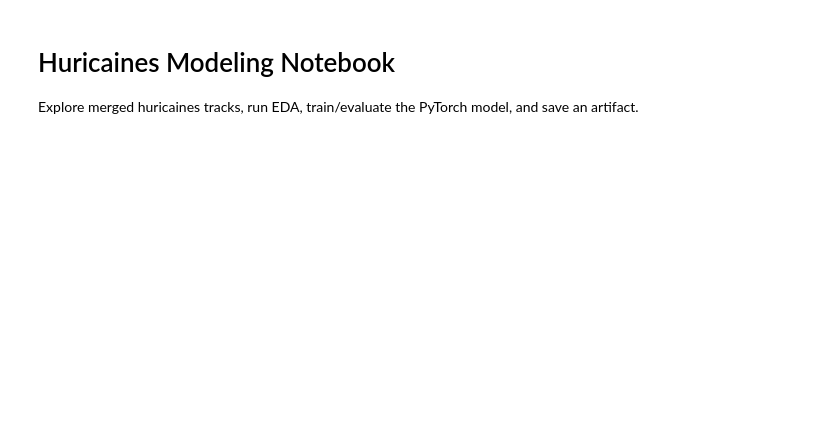
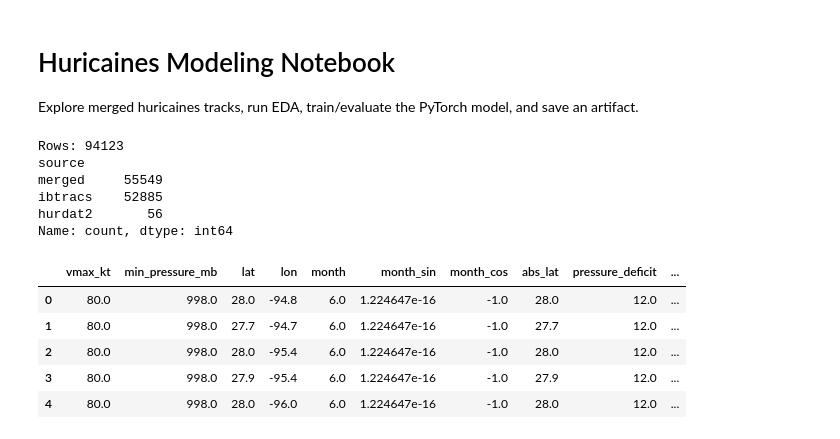
Before and after one commit to TonyIvchenko/playground, a Jupyter notebook: src/disasters/notebooks/huricaines.ipynb, the cells around one changed output. Drawn from its saved outputs; the diff is of its cells as text; code cells hidden in the pictures; blank space fills up the shorter version.

```diff
--- a/src/disasters/notebooks/huricaines.ipynb
+++ b/src/disasters/notebooks/huricaines.ipynb
@@ -24,17 +20,25 @@ from src.disasters.scripts.huricaines.train_model import (
     train_model,
 )
 # %%
-raw_path = ROOT / 'src' / 'disasters' / 'data' / 'huricaines' / 'raw' / 'huricaines_tracks_merged.csv'
-if not raw_path.exists():
-    raise FileNotFoundError(
-        f'{raw_path} is missing. Run: python -m src.disasters.scripts.huricaines.download_data'
-    )
-
-raw_df = load_raw_dataset(raw_path)
+raw_path = f"../data/huricaines/raw/huricaines_tracks_merged.csv"
+raw_df = load_raw_dataset(Path(raw_path))
 train_df = prepare_training_dataframe(raw_df)
 print(f'Rows: {len(train_df)}')
 print(raw_df['source'].value_counts())
 train_df.head()
+# %% [output]
+Rows: 94123
+source
+merged     55549
+ibtracs    52885
+hurdat2       56
+Name: count, dtype: int64
+|  | vmax_kt | min_pressure_mb | lat | lon | month | month_sin | month_cos | abs_lat | pressure_deficit | ... |
+| 0 | 80.0 | 998.0 | 28.0 | -94.8 | 6.0 | 1.224647e-16 | -1.0 | 28.0 | 12.0 | ... |
+| 1 | 80.0 | 998.0 | 27.7 | -94.7 | 6.0 | 1.224647e-16 | -1.0 | 27.7 | 12.0 | ... |
+| 2 | 80.0 | 998.0 | 28.0 | -95.4 | 6.0 | 1.224647e-16 | -1.0 | 28.0 | 12.0 | ... |
+| 3 | 80.0 | 998.0 | 27.9 | -95.4 | 6.0 | 1.224647e-16 | -1.0 | 27.9 | 12.0 | ... |
+| 4 | 80.0 | 998.0 | 28.0 | -96.0 | 6.0 | 1.224647e-16 | -1.0 | 28.0 | 12.0 | ... |
 # %%
 target_rate = train_df['target'].mean()
 print(f'RI-positive class rate: {target_rate:.4f}')
```
Also changed, not shown: parts of 4 cells of this notebook, 28 other files.
